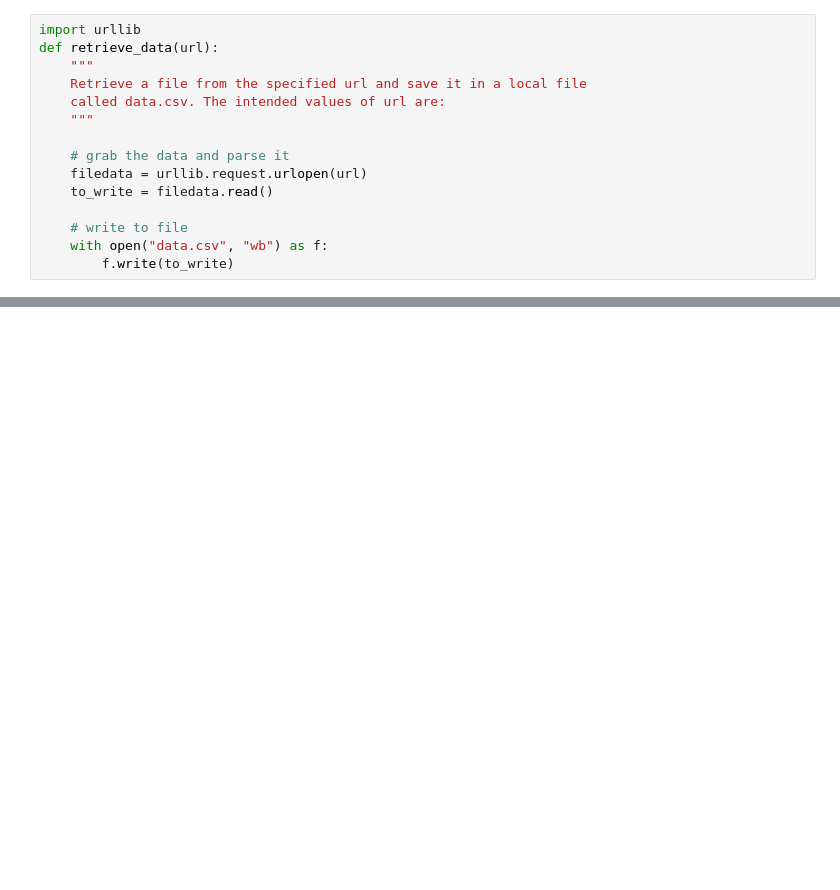
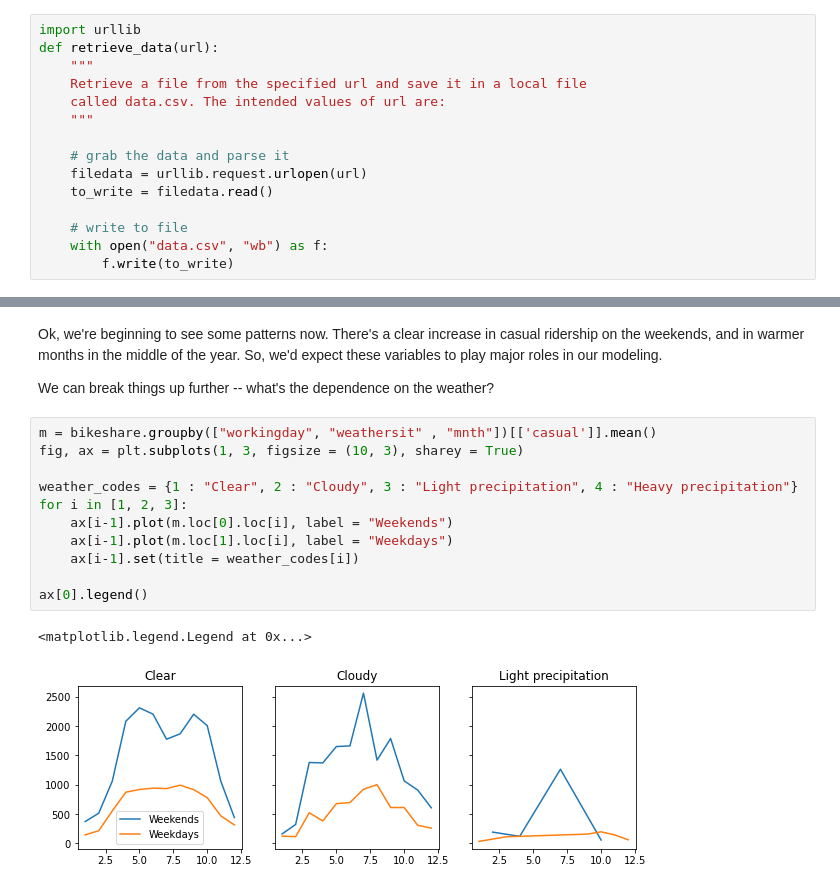
Before and after one commit to PhilChodrow/PIC16A, a Jupyter notebook: content/ML/bikeshare.ipynb, the cells around one changed output, grey strips where cells are left out. Drawn from its saved outputs; the diff is of its cells as text; blank space fills up the shorter version.

```diff
--- a/content/ML/bikeshare.ipynb
+++ b/content/ML/bikeshare.ipynb
@@ -38,0 +100,18 @@ bikeshare
+# %% [markdown]
+Ok, we're beginning to see some patterns now. There's a clear increase in casual ridership on the weekends, and in warmer months in the middle of the year. So, we'd expect these variables to play major roles in our modeling.
+
+We can break things up further -- what's the dependence on the weather?
+# %%
+m = bikeshare.groupby(["workingday", "weathersit" , "mnth"])[['casual']].mean()
+fig, ax = plt.subplots(1, 3, figsize = (10, 3), sharey = True)
+
+weather_codes = {1 : "Clear", 2 : "Cloudy", 3 : "Light precipitation", 4 : "Heavy precipitation"}
+for i in [1, 2, 3]:
+    ax[i-1].plot(m.loc[0].loc[i], label = "Weekends")
+    ax[i-1].plot(m.loc[1].loc[i], label = "Weekdays")
+    ax[i-1].set(title = weather_codes[i])
+
+ax[0].legend()
+# %% [output]
+<matplotlib.legend.Legend at 0x...>
+[figure, added]
```
Also changed, not shown: parts of 29 cells of this notebook, 2 other files.
